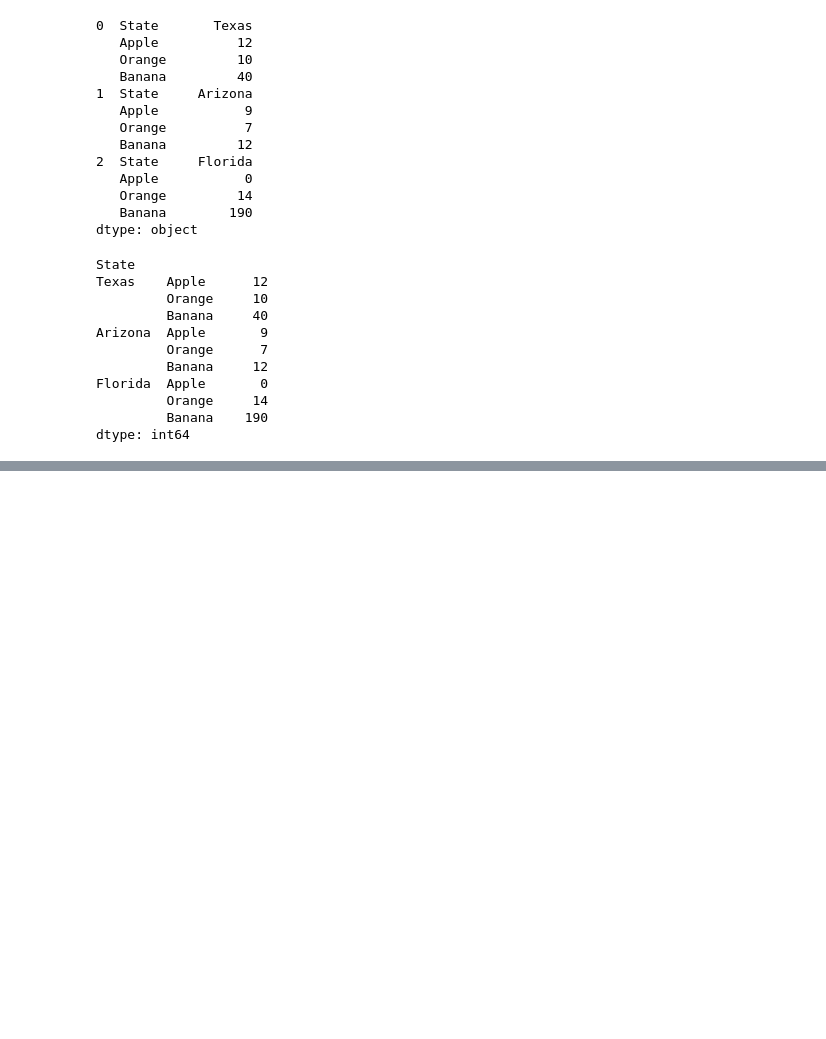
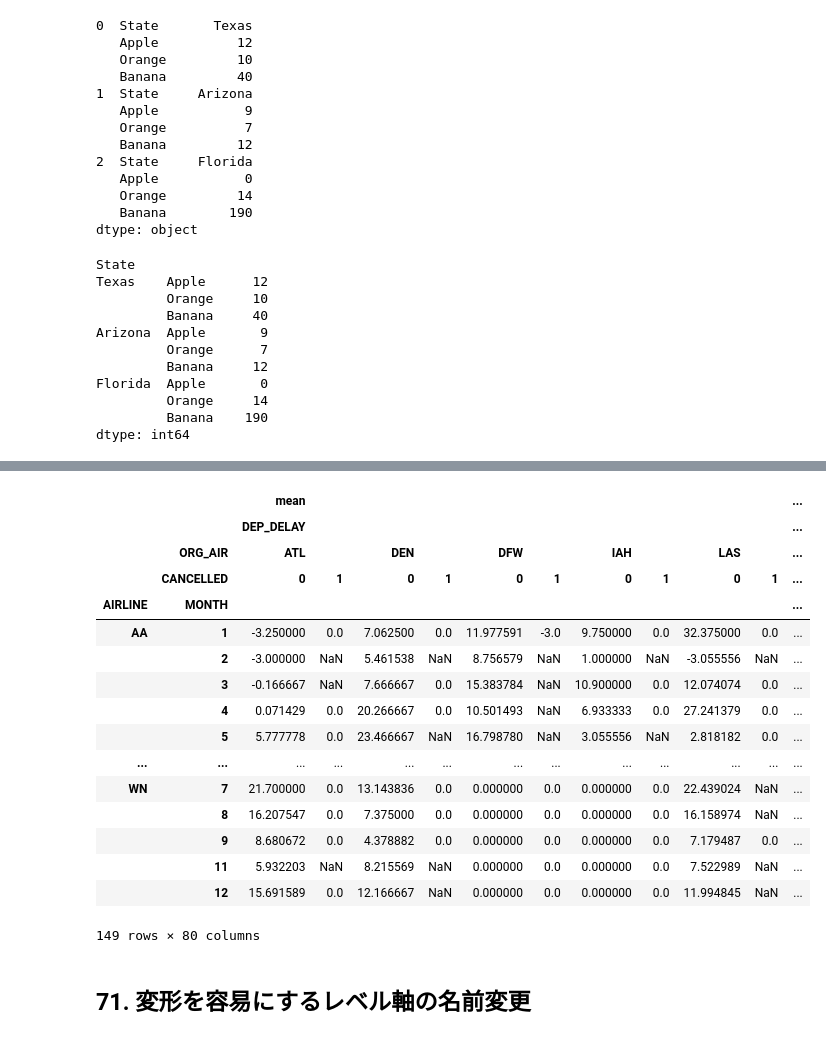
Before and after one commit to okmokm422/TIL, a Jupyter notebook: 1. Python/3. Pandas-cookbook/Chapter8.ipynb, the cells around one changed output, grey strips where cells are left out. Saved outputs shown, nothing was run; the diff lists cells and outputs as text; code cells hidden in the pictures; blank space fills up the shorter version.

```diff
--- a/1. Python/3. Pandas-cookbook/Chapter8.ipynb
+++ b/1. Python/3. Pandas-cookbook/Chapter8.ipynb
@@ -130,0 +573,26 @@ dtype: int64
+# %%
+flights.groupby(["AIRLINE", "MONTH", "ORG_AIR", "CANCELLED"])\
+                ["DEP_DELAY", "DIST"]\
+                .agg(["mean", "sum"])\
+                .unstack(["ORG_AIR", "CANCELLED"], fill_value=0)\
+                .swaplevel(0, 1, axis="columns")
+# %% [output]
+|  |  | mean |  |  |  |  |  |  |  |  |  | ... |
+|  |  | DEP_DELAY |  |  |  |  |  |  |  |  |  | ... |
+|  | ORG_AIR | ATL |  | DEN |  | DFW |  | IAH |  | LAS |  | ... |
+|  | CANCELLED | 0 | 1 | 0 | 1 | 0 | 1 | 0 | 1 | 0 | 1 | ... |
+| AIRLINE | MONTH |  |  |  |  |  |  |  |  |  |  | ... |
+| AA | 1 | -3.250000 | 0.0 | 7.062500 | 0.0 | 11.977591 | -3.0 | 9.750000 | 0.0 | 32.375000 | 0.0 | ... |
+|  | 2 | -3.000000 | NaN | 5.461538 | NaN | 8.756579 | NaN | 1.000000 | NaN | -3.055556 | NaN | ... |
+|  | 3 | -0.166667 | NaN | 7.666667 | 0.0 | 15.383784 | NaN | 10.900000 | 0.0 | 12.074074 | 0.0 | ... |
+|  | 4 | 0.071429 | 0.0 | 20.266667 | 0.0 | 10.501493 | NaN | 6.933333 | 0.0 | 27.241379 | 0.0 | ... |
+|  | 5 | 5.777778 | 0.0 | 23.466667 | NaN | 16.798780 | NaN | 3.055556 | NaN | 2.818182 | 0.0 | ... |
+| ... | ... | ... | ... | ... | ... | ... | ... | ... | ... | ... | ... | ... |
+| WN | 7 | 21.700000 | 0.0 | 13.143836 | 0.0 | 0.000000 | 0.0 | 0.000000 | 0.0 | 22.439024 | NaN | ... |
+|  | 8 | 16.207547 | 0.0 | 7.375000 | 0.0 | 0.000000 | 0.0 | 0.000000 | 0.0 | 16.158974 | NaN | ... |
+|  | 9 | 8.680672 | 0.0 | 4.378882 | 0.0 | 0.000000 | 0.0 | 0.000000 | 0.0 | 7.179487 | 0.0 | ... |
+|  | 11 | 5.932203 | NaN | 8.215569 | NaN | 0.000000 | 0.0 | 0.000000 | 0.0 | 7.522989 | NaN | ... |
+|  | 12 | 15.691589 | 0.0 | 12.166667 | NaN | 0.000000 | 0.0 | 0.000000 | 0.0 | 11.994845 | NaN | ... |
+149 rows × 80 columns
+# %% [markdown]
+## 71. 変形を容易にするレベル軸の名前変更
```
Also changed, not shown: parts of 89 cells of this notebook, 46 other files.
